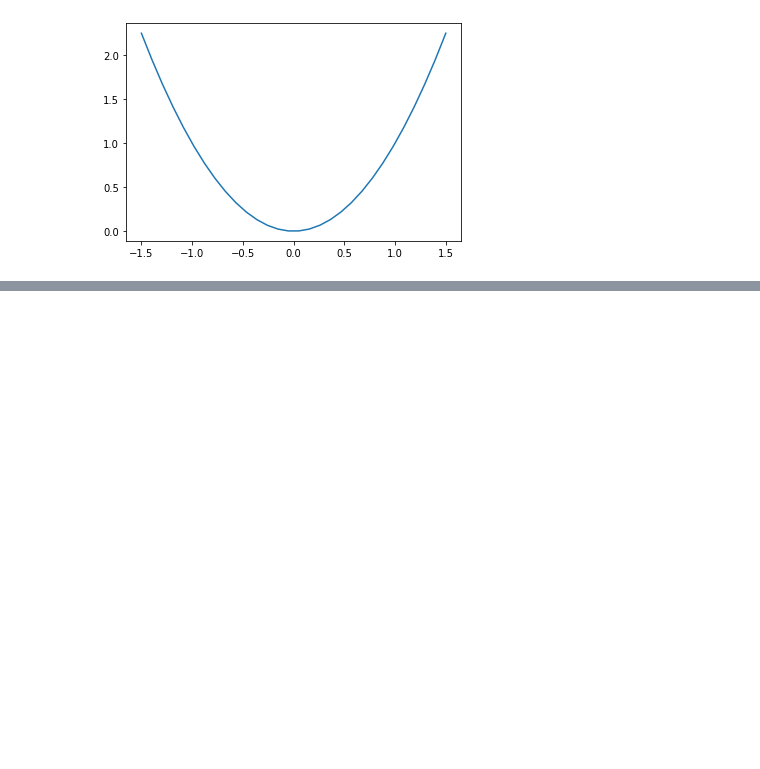
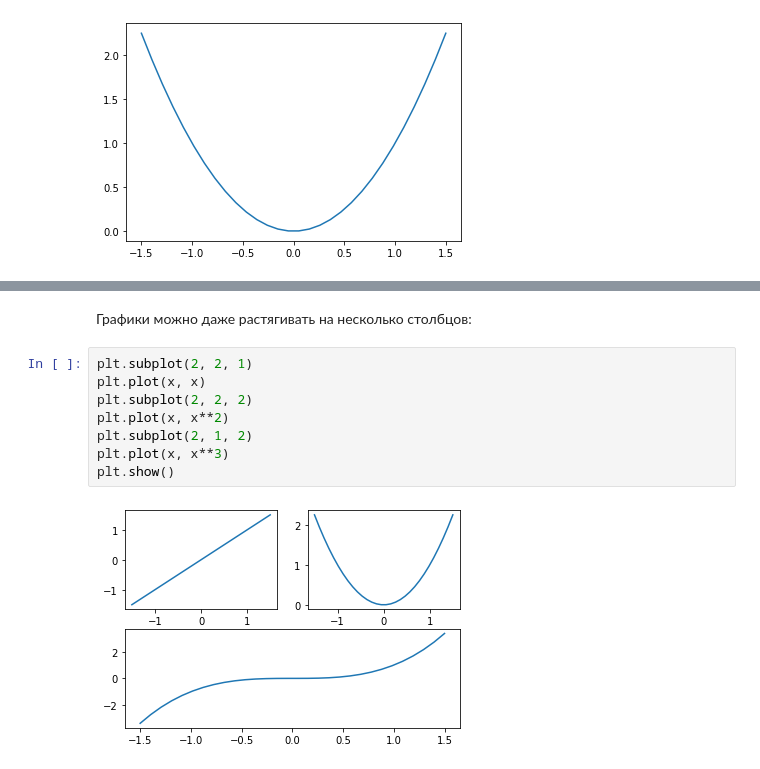
Before and after one commit to Lpshkn/Tutors, a Jupyter notebook: Matplotlib/Introducing.ipynb, the cells around one changed output, grey strips where cells are left out. Drawn from its saved outputs; the diff is of its cells as text; blank space fills up the shorter version.

```diff
--- a/Matplotlib/Introducing.ipynb
+++ b/Matplotlib/Introducing.ipynb
@@ -181,0 +199,12 @@ plt.savefig('fig.png', dpi=100, transparent=True)
+# %% [markdown]
+Графики можно даже растягивать на несколько столбцов:
+# %%
+plt.subplot(2, 2, 1)
+plt.plot(x, x)
+plt.subplot(2, 2, 2)
+plt.plot(x, x**2)
+plt.subplot(2, 1, 2)
+plt.plot(x, x**3)
+plt.show()
+# %% [output]
+[figure, added]
```
Also changed, not shown: parts of 11 cells of this notebook.
